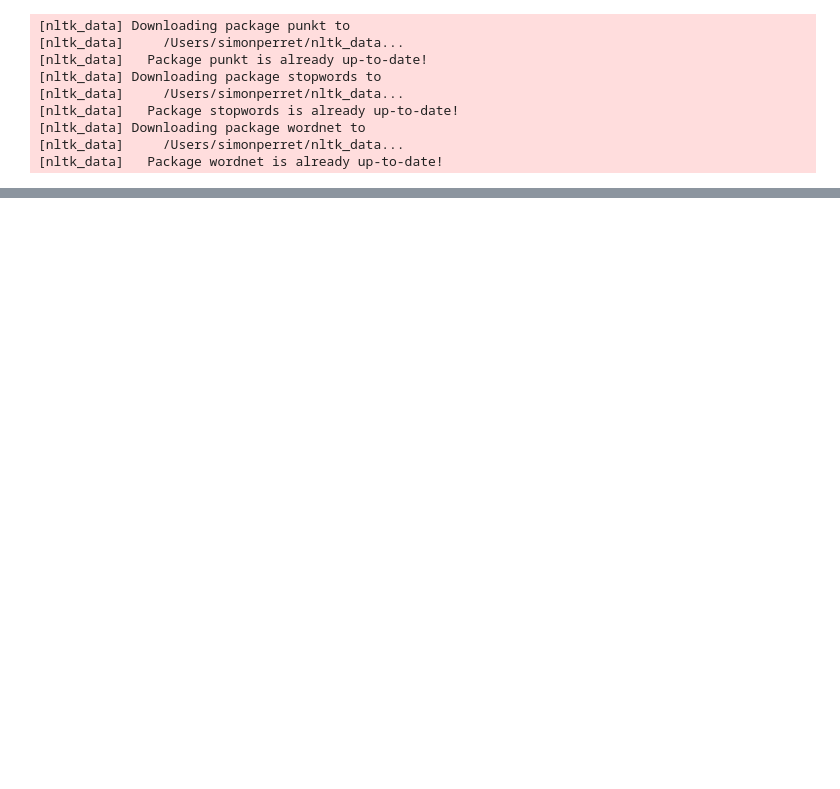
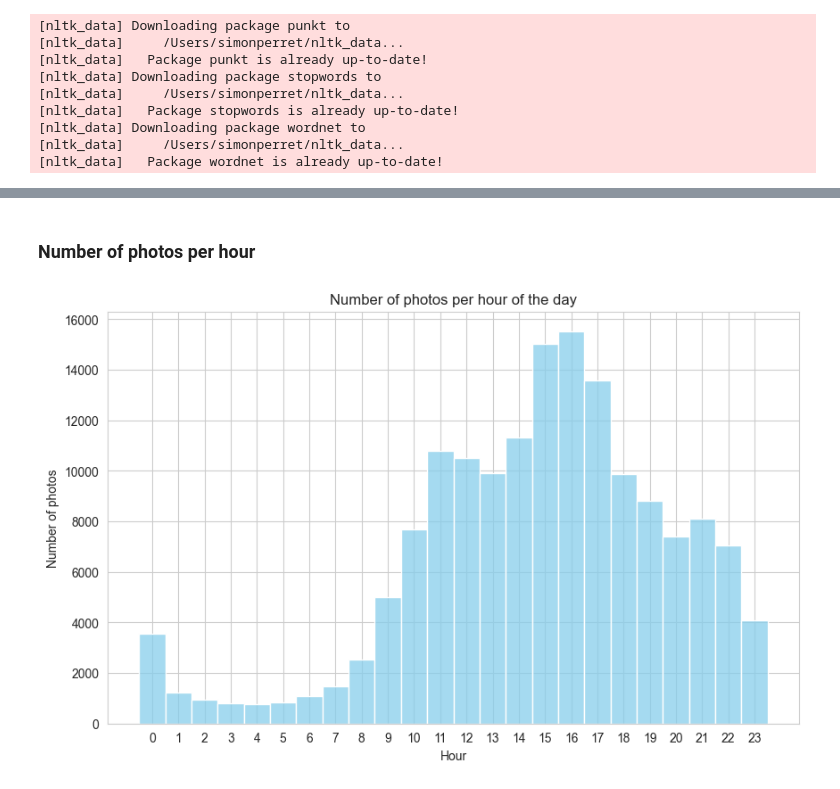
Before and after one commit to smnpp/hotspot-detection, a Jupyter notebook: src/datamining.ipynb, the cells around one changed output, grey strips where cells are left out. Drawn from its saved outputs; the diff is of its cells as text; code cells hidden in the pictures; blank space fills up the shorter version.

```diff
--- a/src/datamining.ipynb
+++ b/src/datamining.ipynb
@@ -739,0 +210,14 @@ map_clusters.save("../output/clusteringDBSCAN.html")
+# %% [markdown]
+### Number of photos per hour
+# %%
+# Histogram of the number of photos per hour of the day
+plt.figure()
+data['hour'] = data['date_taken'].dt.hour
+sns.histplot(data['hour'], bins=24, kde=False, discrete=True, color='skyblue')
+plt.title("Number of photos per hour of the day")
+plt.xlabel("Hour")
+plt.ylabel("Number of photos")
+plt.xticks(range(0, 24))
+plt.show()
+# %% [output]
+[figure, added]
```
Also changed, not shown: parts of 79 cells of this notebook.
